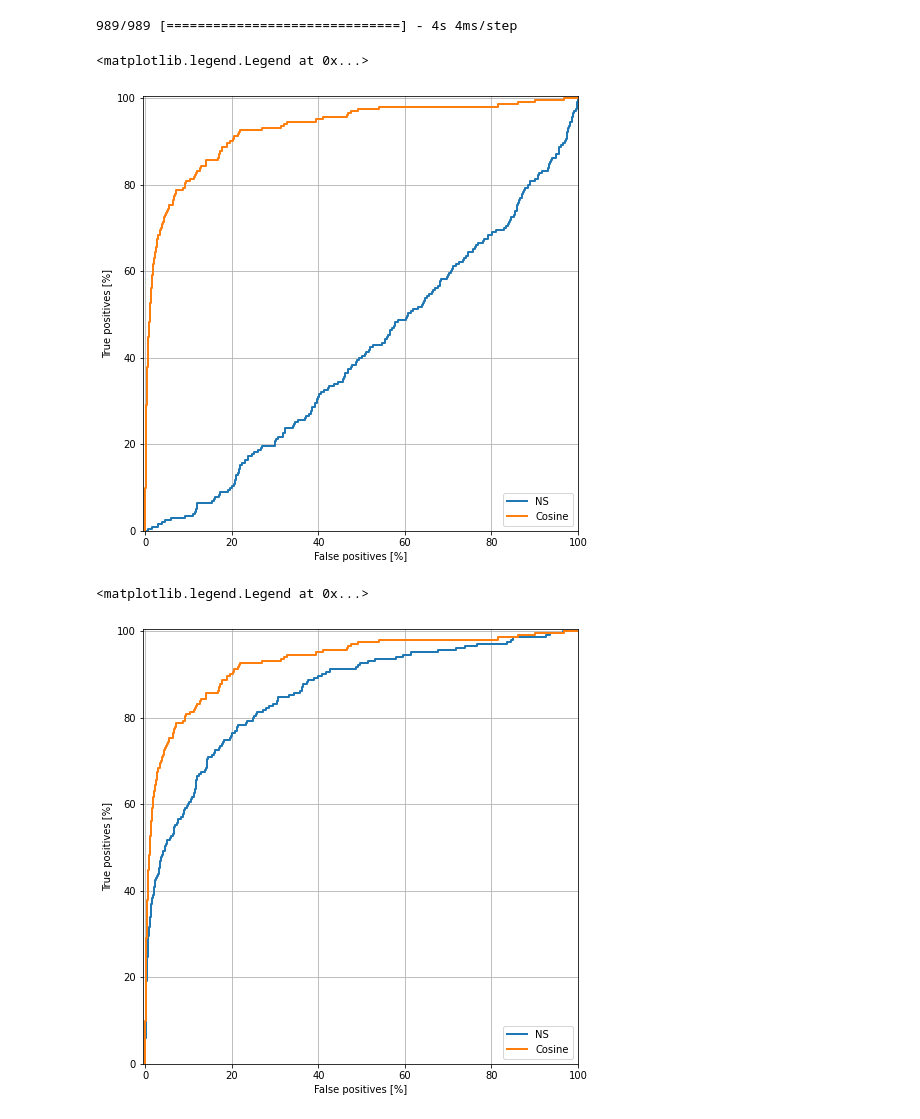
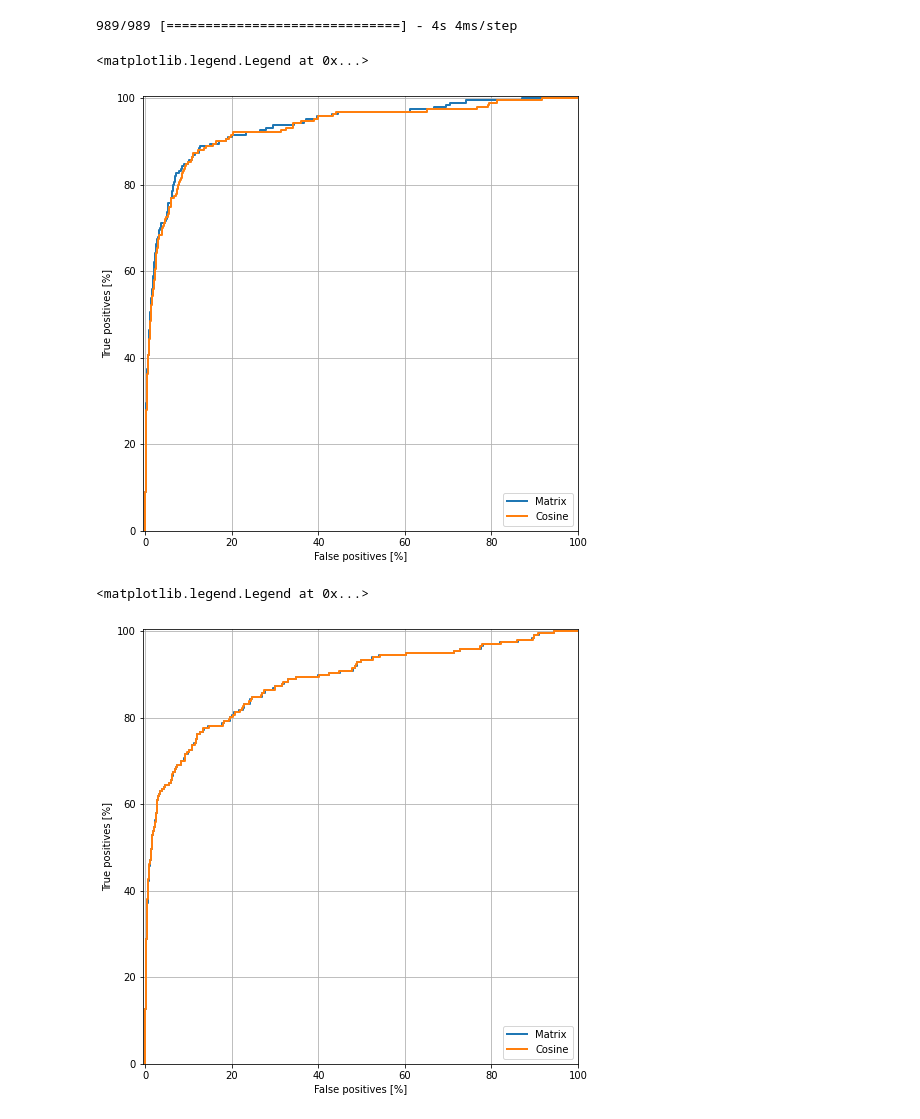
Before and after one commit to holmesec/Learning-with-ChatGPT-web-demo, a Jupyter notebook: dev/Neural Search/notebook.ipynb, the cells around one changed output. Drawn from its saved outputs; the diff is of its cells as text; code cells hidden in the pictures.

Commit message:
Fixed bugs in matrix model

```diff
--- a/dev/Neural Search/notebook.ipynb
+++ b/dev/Neural Search/notebook.ipynb
@@ -169,42 +173,40 @@ plt.plot(history.history['accuracy'])
 import tensorflow as tf
 from tqdm import tqdm
 
-def calculate_dot_product(a, W, b):
-    return tf.reduce_sum(a * W * b, axis=-1)
-
 learning_rate = 0.1
 
-W = tf.Variable(np.ones(768))
+T = tf.Variable(np.ones(X_train.shape[1]//2))
 
 len_train = X_train.shape[0]
 
 optimizer = tf.keras.optimizers.SGD(learning_rate=learning_rate)
 
 
-batch_size = 64
+batch_size = 128
 itt = int(np.ceil(len_train/batch_size))
 
 n_epochs = 5
 
+# TODO: shuffle data
 with tqdm(total=itt*n_epochs) as pbar:
     for _ in range(n_epochs):
         for i in range(1,itt+1):
             low = (i-1)*batch_size
             high = min(i*batch_size, len_train)
+
             a = X_train[low:high,:1536//2]
             b = X_train[low:high,1536//2:]
-            a = a/np.linalg.norm(a)
-            b = b/np.linalg.norm(b)
 
-            y = y_train[i-1]
+            y_true = y_train[low:high]
 
             with tf.GradientTape() as tape:
-                tape.watch(W)  # Watch the variable W for gradient computation
-                dot_product = calculate_dot_product(a, W, b)
-                loss = tf.square(dot_product - y)
+                tape.watch(T)  # Watch the variable W for gradient computation
+                W = tf.exp(1/2*T)
+                y_preds = (tf.math.reduce_sum((a*W)*(b*W), axis=1))/(tf.math.reduce_euclidean_norm(a*W, axis=1)*tf.math.reduce_euclidean_norm(b*W, axis=1))
+                loss = tf.math.reduce_mean(tf.square(y_true - y_preds))
 
-                gradients = tape.gradient(loss, W)
-                optimizer.apply_gradients([(gradients, W)])  # Update W using optimizer#W = W.assign_sub(learning_rate * gradients)
+            gradients = tape.gradient(loss, T)
+            optimizer.apply_gradients([(gradients, T)])
             pbar.update(1)
 # %% [markdown]
 ## Test models
@@ -215,11 +214,11 @@ y_test = np.array([i for i in df_test['label'].values])
 y_nn_preds = neural_net.predict(X_test)
 # %% [output]
 989/989 [==============================] - 4s 4ms/step
+# %%
+W = tf.exp(1/2*T).numpy()
+y_matrix_preds = [((a*W).T@(b*W))/(np.linalg.norm(a*W)*np.linalg.norm(b*W)) for a,b in zip(X_test[:,:1536//2], X_test[:,1536//2:])]
 # %%
 y_cosine_preds = [np.dot(a, b)/(np.linalg.norm(a)*np.linalg.norm(b)) for a,b in zip(X_test[:,:1536//2], X_test[:,1536//2:])]
-# %%
-W = np.diag(np.array(W))
-y_matrix_preds = [(a/np.linalg.norm(a))@W@(b/np.linalg.norm(b)) for a,b in zip(X_test[:,:1536//2], X_test[:,1536//2:])]
 # %%
 from sklearn.metrics import roc_curve
 import matplotlib.pyplot as plt
@@ -236,21 +235,22 @@ def plot_roc(name, labels, predictions, **kwargs):
   ax.set_aspect('equal')
 # %%
 plt.figure(figsize=(16,8))
-plot_roc("NS", y_test, y_nn_preds)
+#plot_roc("NS", y_test, y_nn_preds)
 plot_roc("Matrix", y_test, y_matrix_preds)
 plot_roc("Cosine", y_test, y_cosine_preds)
 plt.legend(loc='lower right')
 # %% [output]
 <matplotlib.legend.Legend at 0x...>
-[figure, old version]
+[figure, new version]
 # %%
 plt.figure(figsize=(16,8))
-plot_roc("NS", y_test, y_preds)
+#plot_roc("NS", y_test, y_nn_preds)
+plot_roc("Matrix", y_test, y_matrix_preds)
 plot_roc("Cosine", y_test, y_cosine_preds)
 plt.legend(loc='lower right')
 # %% [output]
 <matplotlib.legend.Legend at 0x...>
-[figure, old version]
+[figure, new version]
 # %%
 #plot_roc("Train", train_labels, train_predictions_baseline, color=colors[0])
 plt.figure(figsize=(16,8))
```
Also changed, not shown: parts of 8 cells of this notebook.
